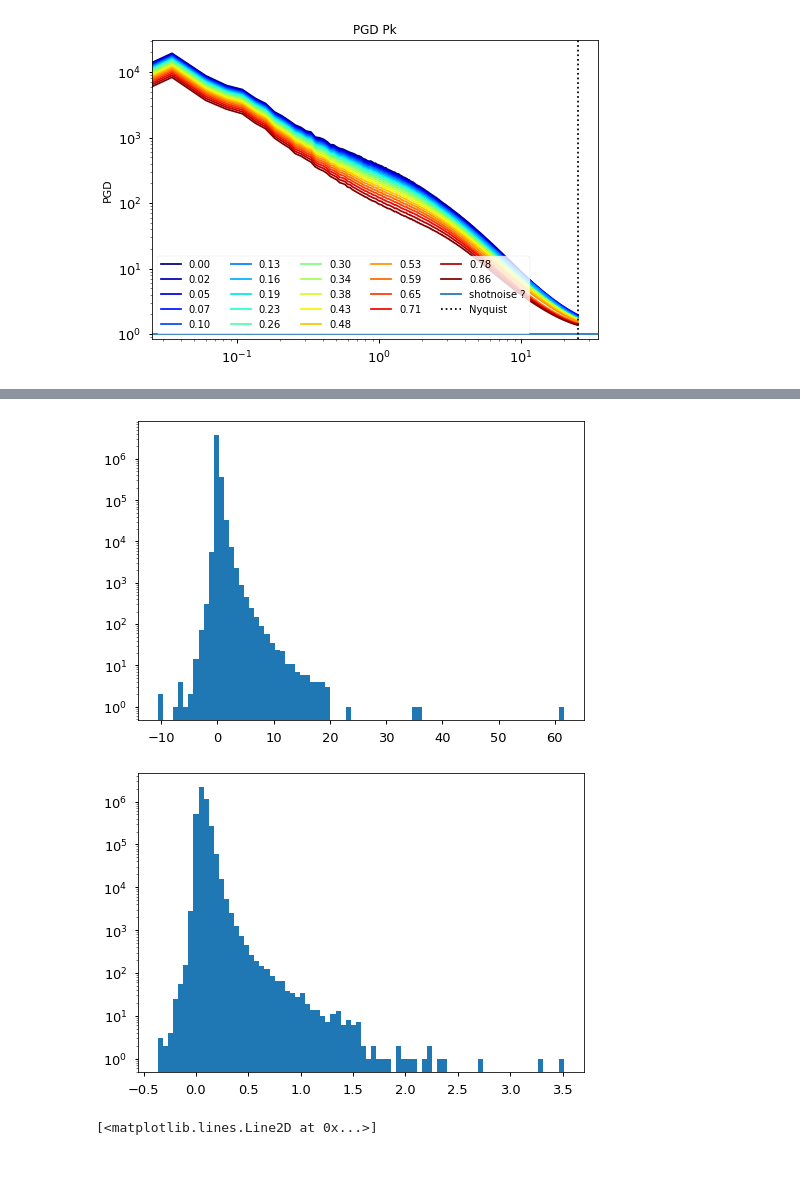
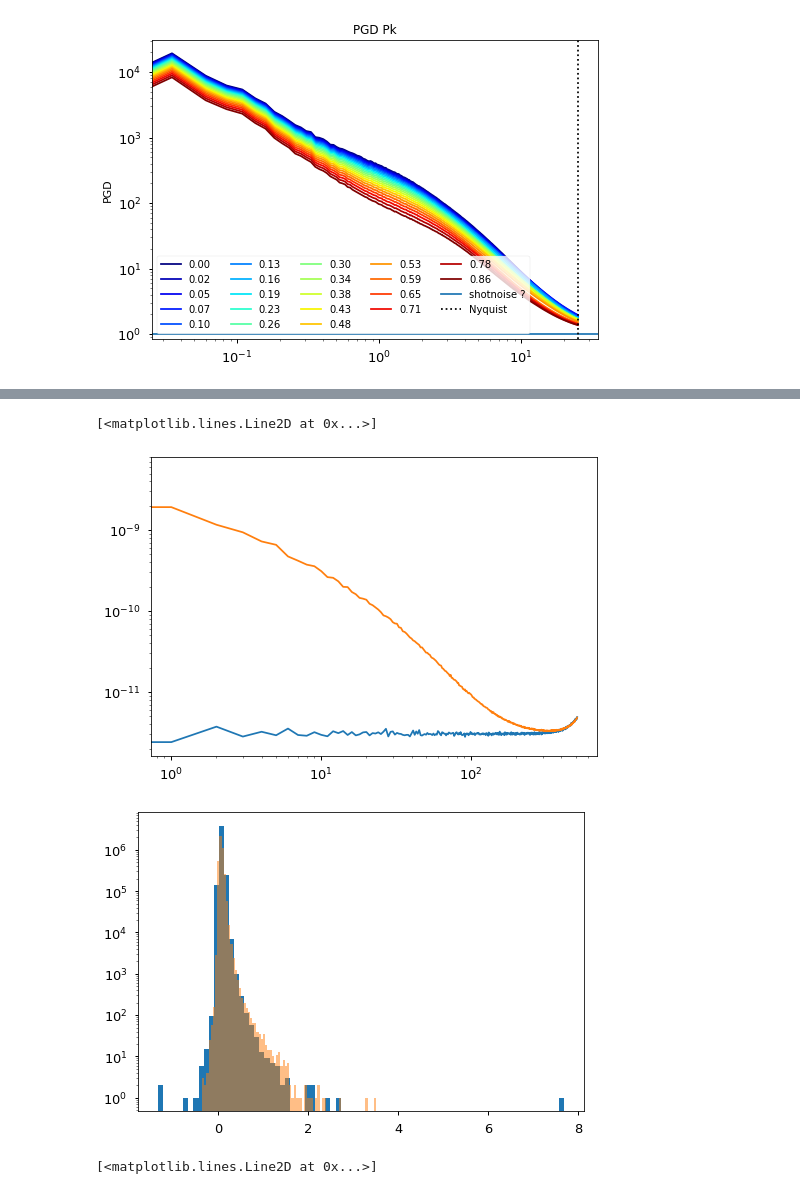
Before and after one commit to VMBoehm/MADLens, a Jupyter notebook: notebooks/PlotResults-publications.ipynb, the cells around one changed output, grey strips where cells are left out. Cells and saved outputs as stored; diff of their text form; code cells hidden in the pictures; blank space fills up the shorter version.

```diff
--- a/notebooks/PlotResults-publications.ipynb
+++ b/notebooks/PlotResults-publications.ipynb
@@ -275,12 +286,11 @@ Computing theory Cls....
 loading Pks....
 [figure]
 # %%
-run = Run(githash='a024dde', label='whitenoise', rnum=0, local_path='../')
+run = Run(githash='0dc860f', label='whitenoise', rnum=0, local_path='../')
 run.fill_cl_dicts(downsample=False)
 white_noise = run.measured_cls['1.0']['clkk']
 
 white_map = run.get_map(1.,0)
-corr_map = runs['256']['no_interp']['1.0'].get_map(1.,0)
 # %% [output]
 Loading run with BoxSize 256, Nmesh 256, SourceRedshift 1.00, PGD False and interpolation False.
 5 maps were produced in this run
@@ -295,0 +305,6 @@ Loading map 0 of 1...
+# %%
+# run = Run(githash='f164b59', label='cross_test', rnum=0, local_path='../')
+# run.fill_cl_dicts(downsample=False)
+comp_cl = runs['256']['interp']['1.0'].measured_cls['1.0']['clkk']
+
+comp_map = runs['256']['interp']['1.0'].get_map(1.,0)
@@ -302,11 +323,15 @@ plt.colorbar()
+# %%
+plt.loglog(white_noise)
+plt.loglog(comp_cl)
+# %% [output]
+[<matplotlib.lines.Line2D at 0x...>]
+[figure, added]
 # %%
 _=plt.hist(white_map.value.flatten(), log=True, bins=80)
-plt.show()
-_=plt.hist(real_map.value.flatten(), log=True, bins=80)
+_=plt.hist(comp_map.value.flatten(), log=True, bins=80, alpha=0.5)
 #x/ q confusion, too large dynamical range
 # %% [output]
-[figure, old version]
+[figure, new version]
-[figure, removed]
 # %%
 cross_power = FFTPower(first=white_map,second=corr_map, mode='1d').power
 power1 = FFTPower(first=white_map,second=white_map, mode='1d').power
```
Also changed, not shown: parts of 16 cells of this notebook, 1 other file.
